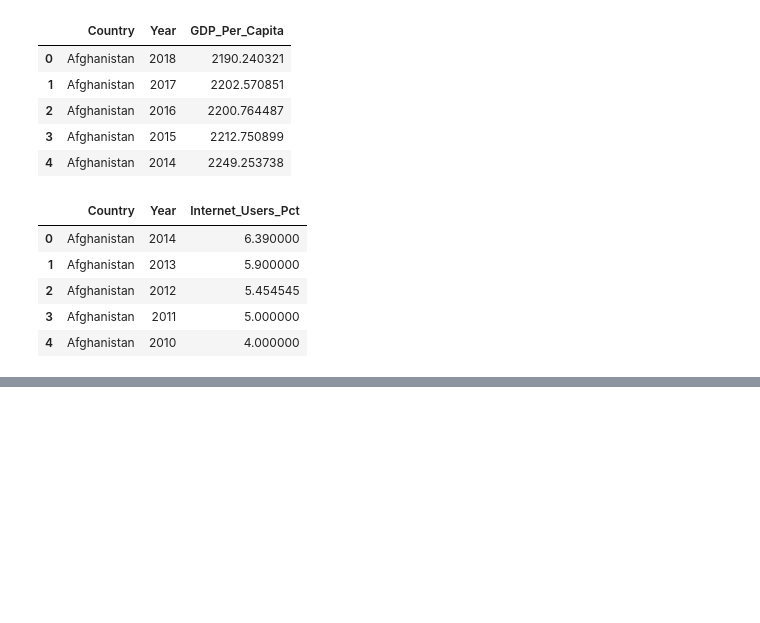
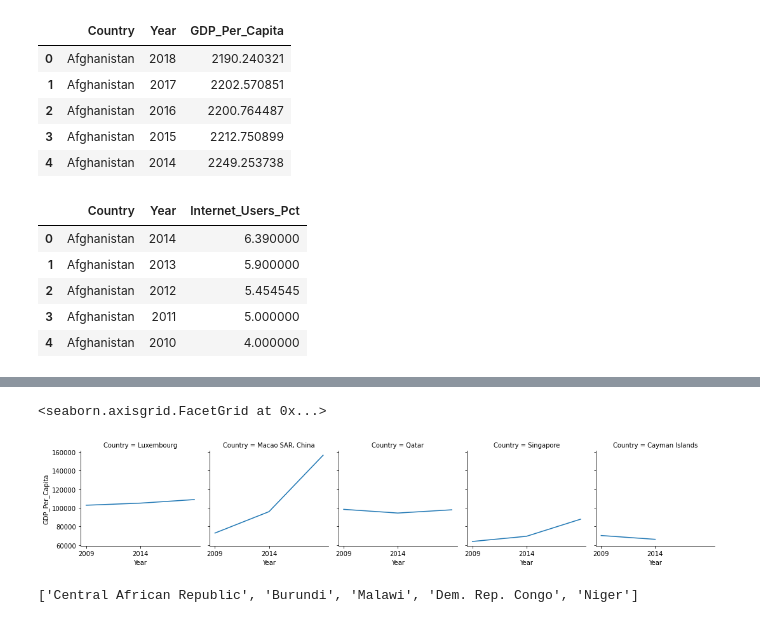
Before and after one commit to ripplesphere/dd3_gdp_internet, a Jupyter notebook: notebooks/un_data.ipynb, the cells around one changed output, grey strips where cells are left out. Saved outputs shown, nothing was run; the diff lists cells and outputs as text; code cells hidden in the pictures; blank space fills up the shorter version.

```diff
--- a/notebooks/un_data.ipynb
+++ b/notebooks/un_data.ipynb
@@ -213,0 +450,6 @@ gdp_internet_2014_ss.nlargest(5, 'Internet_Users_Pct')
+# %%
+top_5_gdp = top_5_gdp.append(gdp_internet_2009_ss[gdp_internet_2009_ss['Country'].isin(top_5_gdp['Country'])])
+top_5_gdp = top_5_gdp.append(gdp_internet_2004_ss[gdp_internet_2004_ss['Country'].isin(top_5_gdp['Country'])])
+# %%
+top_5_gdp.sort_values(by=["Year", "Country"], ascending=True, inplace=True)
+top_5_gdp.reset_index(drop=True)
@@ -213,0 +472,12 @@ gdp_internet_2014_ss.nlargest(5, 'Internet_Users_Pct')
+# %%
+g = sns.FacetGrid(top_5_gdp, col="Country")
+g.map(sns.lineplot, "Year", 'GDP_Per_Capita')
+g.add_legend()
+# %% [output]
+<seaborn.axisgrid.FacetGrid at 0x...>
+[figure, added]
+# %%
+bot_5_gdp = gdp_internet_2014_ss.nsmallest(5, 'GDP_Per_Capita')
+list(bot_5_gdp["Country"])
+# %% [output]
+['Central African Republic', 'Burundi', 'Malawi', 'Dem. Rep. Congo', 'Niger']
```
Also changed, not shown: parts of 56 cells of this notebook.
